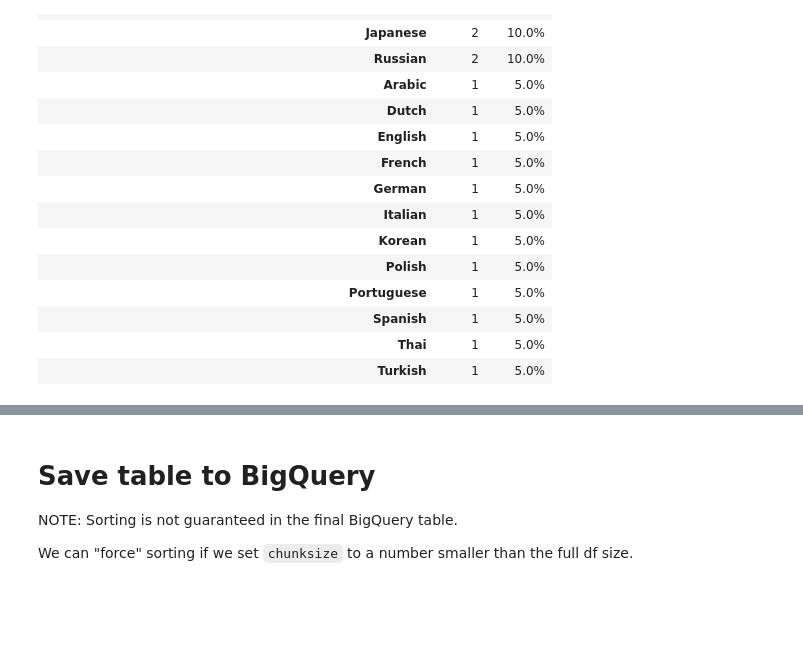
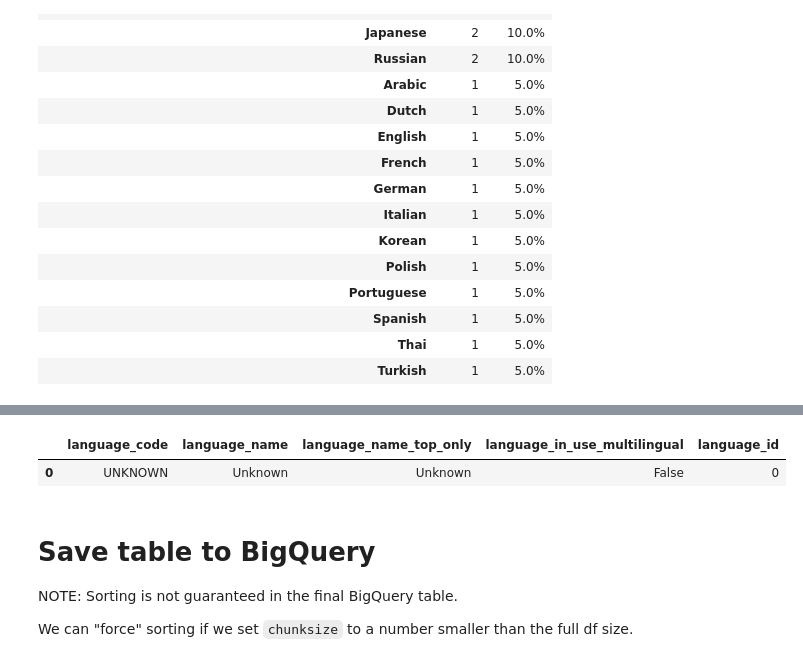
Before and after one commit to nazanin-zinouri/subclu, a Jupyter notebook: notebooks/v0.5.0/colab/djb_add_tables-01.0-2022-08-05-update_lookup_table_for_language_codes_in_cld3_upload_to_BigQuery.ipynb, the cells around one changed output, grey strips where cells are left out. Cells and saved outputs as stored; diff of their text form; code cells hidden in the pictures; blank space fills up the shorter version.

Commit message:
Update notebook with clean language detection codes table

```diff
--- a/notebooks/v0.5.0/colab/djb_add_tables-01.0-2022-08-05-update_lookup_table_for_language_codes_in_cld3_upload_to_BigQuery.ipynb
+++ b/notebooks/v0.5.0/colab/djb_add_tables-01.0-2022-08-05-update_lookup_table_for_language_codes_in_cld3_upload_to_BigQuery.ipynb
@@ -218,6 +216,11 @@ DF_LANGUAGE_MAPPING[DF_LANGUAGE_MAPPING['language_in_use_multilingual'] == True]
 | 23 | es | Spanish | Spanish | True | 19 |
 | 100 | th | Thai | Thai | True | 96 |
 | 101 | tr | Turkish | Turkish | True | 97 |
+# %%
+DF_LANGUAGE_MAPPING[DF_LANGUAGE_MAPPING['language_code'] == 'UNKNOWN']
+# %% [output]
+|  | language_code | language_name | language_name_top_only | language_in_use_multilingual | language_id |
+| 0 | UNKNOWN | Unknown | Unknown | False | 0 |
 # %% [markdown]
 # Save table to BigQuery
 
```
Also changed, not shown: parts of 3 cells of this notebook.
